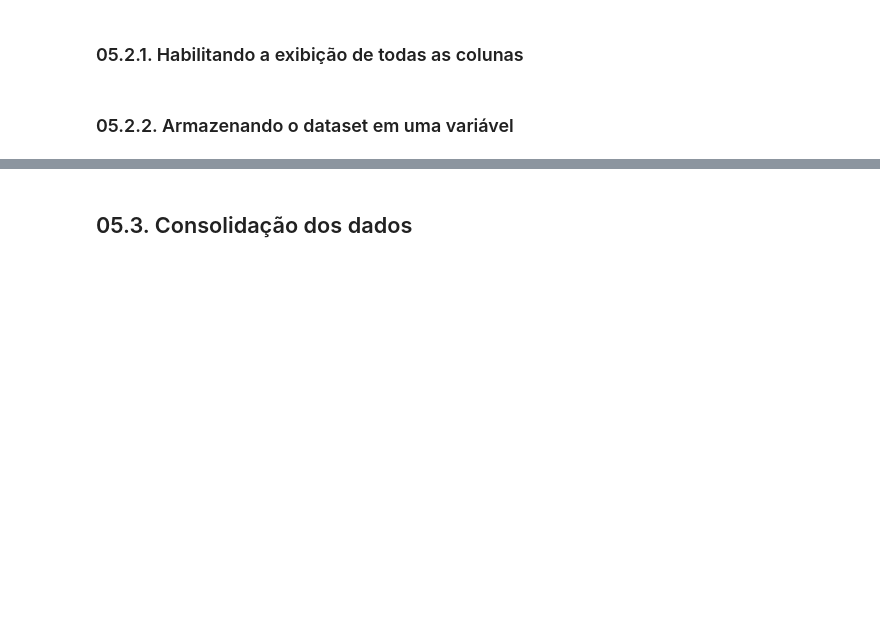
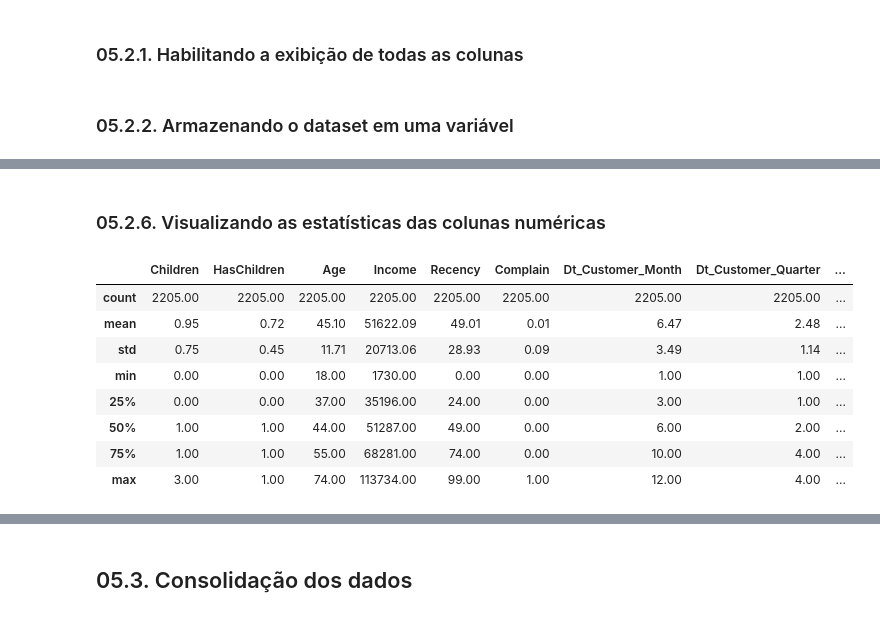
Before and after one commit to matheusresende7/ds_projeto_final_5_modelo_clusterizacao_classificacao_app_delivery, a Jupyter notebook: notebooks/05_pd_analytics.ipynb, the cells around one changed output, grey strips where cells are left out. Cells and saved outputs as stored; diff of their text form; code cells hidden in the pictures; blank space fills up the shorter version.

```diff
--- a/notebooks/05_pd_analytics.ipynb
+++ b/notebooks/05_pd_analytics.ipynb
@@ -42,0 +71,14 @@ df.head(5)
+# %% [markdown]
+### 05.2.6. Visualizando as estatísticas das colunas numéricas
+# %%
+fn_stats_pandas.describe(df)
+# %% [output]
+|  | Children | HasChildren | Age | Income | Recency | Complain | Dt_Customer_Month | Dt_Customer_Quarter | ... |
+| count | 2205.00 | 2205.00 | 2205.00 | 2205.00 | 2205.00 | 2205.00 | 2205.00 | 2205.00 | ... |
+| mean | 0.95 | 0.72 | 45.10 | 51622.09 | 49.01 | 0.01 | 6.47 | 2.48 | ... |
+| std | 0.75 | 0.45 | 11.71 | 20713.06 | 28.93 | 0.09 | 3.49 | 1.14 | ... |
+| min | 0.00 | 0.00 | 18.00 | 1730.00 | 0.00 | 0.00 | 1.00 | 1.00 | ... |
+| 25% | 0.00 | 0.00 | 37.00 | 35196.00 | 24.00 | 0.00 | 3.00 | 1.00 | ... |
+| 50% | 1.00 | 1.00 | 44.00 | 51287.00 | 49.00 | 0.00 | 6.00 | 2.00 | ... |
+| 75% | 1.00 | 1.00 | 55.00 | 68281.00 | 74.00 | 0.00 | 10.00 | 4.00 | ... |
+| max | 3.00 | 1.00 | 74.00 | 113734.00 | 99.00 | 1.00 | 12.00 | 4.00 | ... |
```
Also changed, not shown: parts of 18 cells of this notebook, 19 other files.
